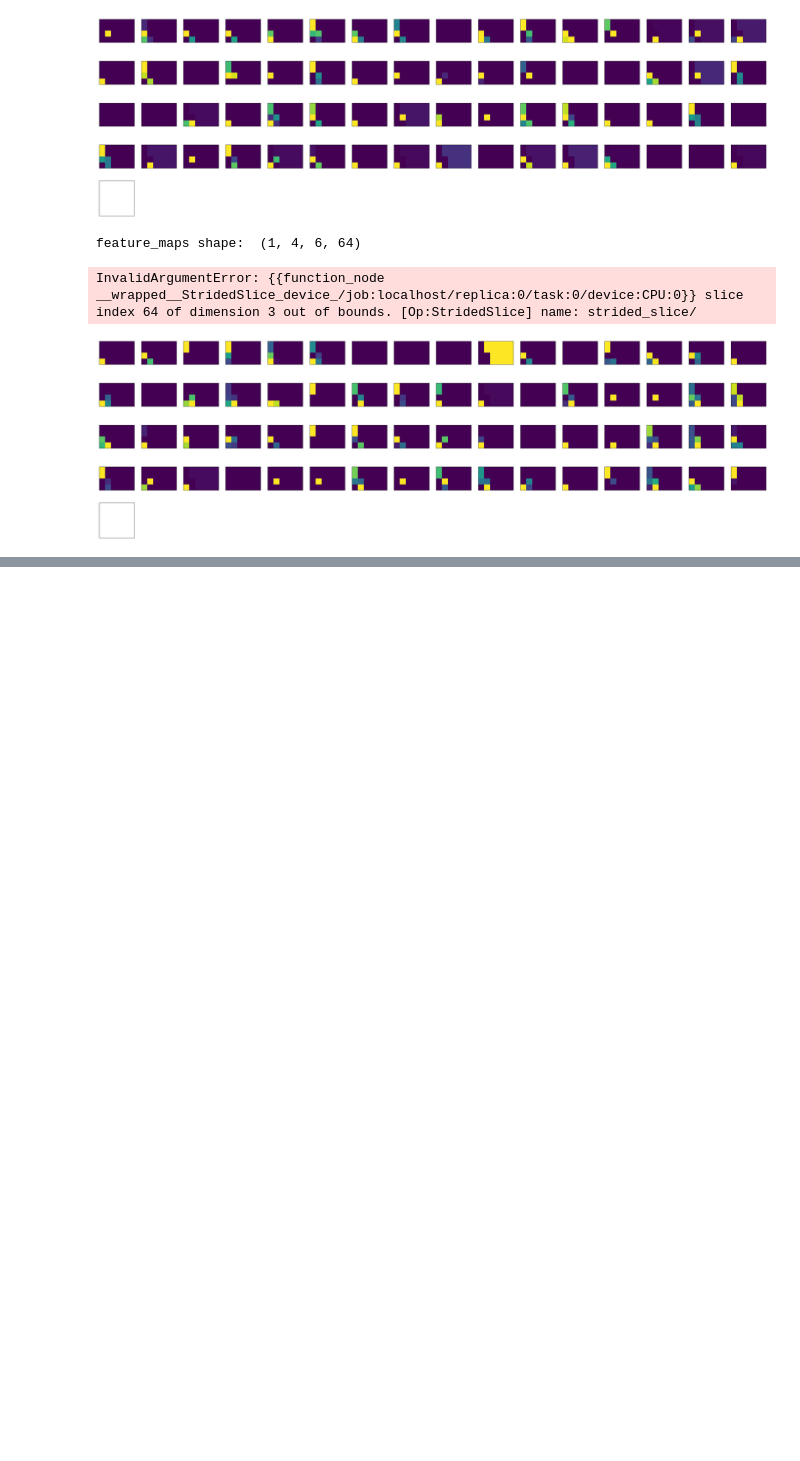
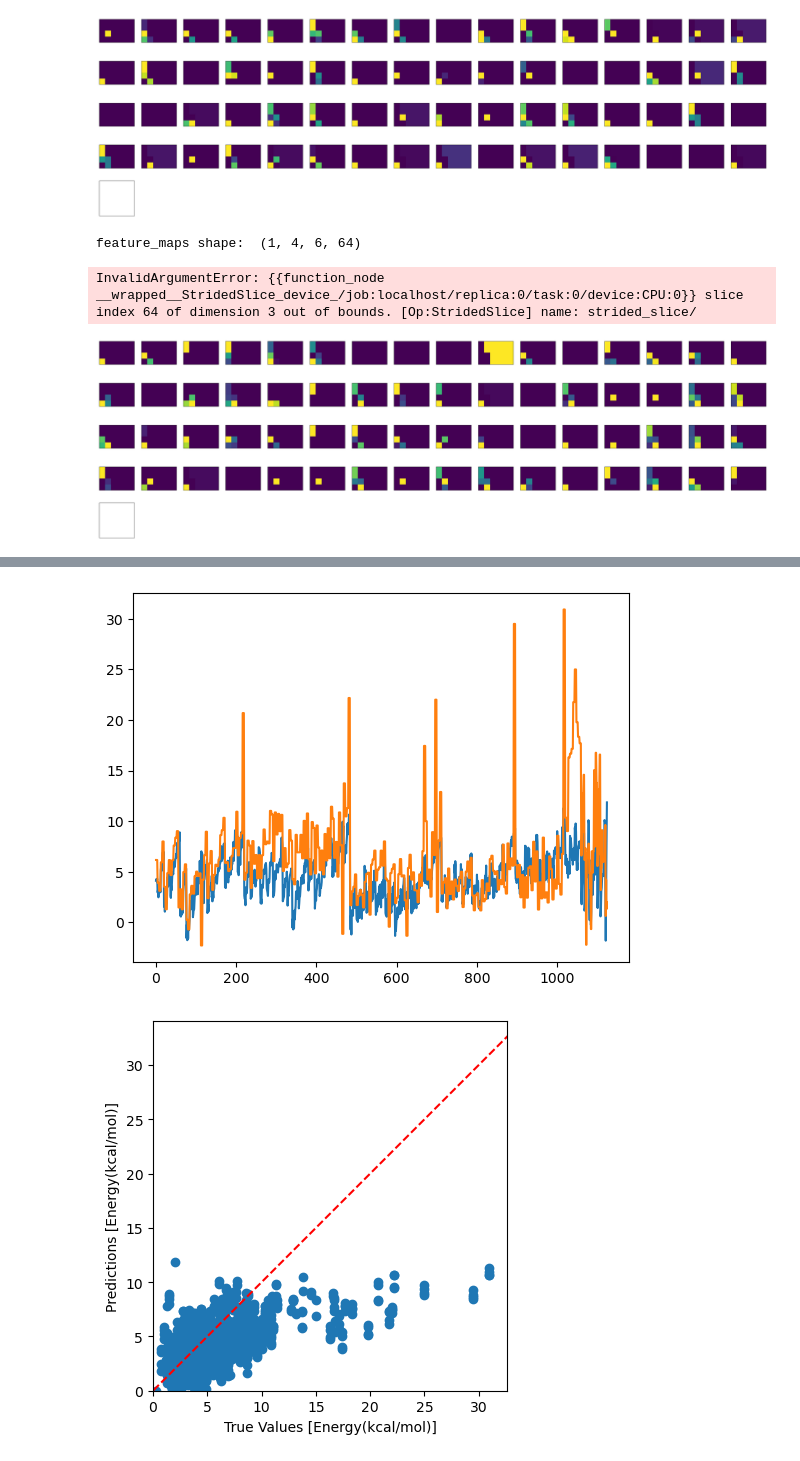
Before and after one commit to PichiBrihuega/Substituent-Neural-Network, a Jupyter notebook: Notebooks/ManualEncoded.ipynb, the cells around one changed output, grey strips where cells are left out. Cells and saved outputs as stored; diff of their text form; code cells hidden in the pictures; blank space fills up the shorter version.

```diff
--- a/Notebooks/ManualEncoded.ipynb
+++ b/Notebooks/ManualEncoded.ipynb
@@ -762,0 +773,25 @@ tf.Tensor(
+# %%
+from tensorflow import keras
+from tensorflow.keras import layers
+
+# Definir los filtros personalizados
+filtros = [
+    np.array([[1, 0, -1], [0, 0, 0], [-1, 0, 1]]),
+    np.array([[1, 0, -1], [1, 0, -1], [1, 0, -1]]),
+    np.array([[1, 1, 1], [0, 0, 0], [-1, -1, -1]]),
+]
+filtros = np.swapaxes(filtros,0,1)
+filtros = np.swapaxes(filtros,1,2)
+
+# Definir la arquitectura de la red
+model = keras.Sequential([
+    layers.Conv2D(3, (3, 3), strides=1, padding='SAME', input_shape=(4, 6, 1), activation='linear',
+                  kernel_initializer=keras.initializers.Constant(filtros), trainable=False),
+    layers.Flatten(),
+    layers.Dense(24, activation='elu'),
+    layers.Dense(1, activation='linear')
+])
+
+# Compilar y entrenar la red
+model.compile(optimizer='adam', loss='mse', metrics=['accuracy'])
+model.fit(X_train, y_train, epochs=100, batch_size=32)
@@ -762,0 +817,3 @@ tf.Tensor(
+# %%
+show_results(model,X_test,y_test)
+# %% [output]
@@ -762,0 +824,2 @@ tf.Tensor(
+[figure, added]
+[figure, added]
```
Also changed, not shown: parts of 15 cells of this notebook, 1 other file.
